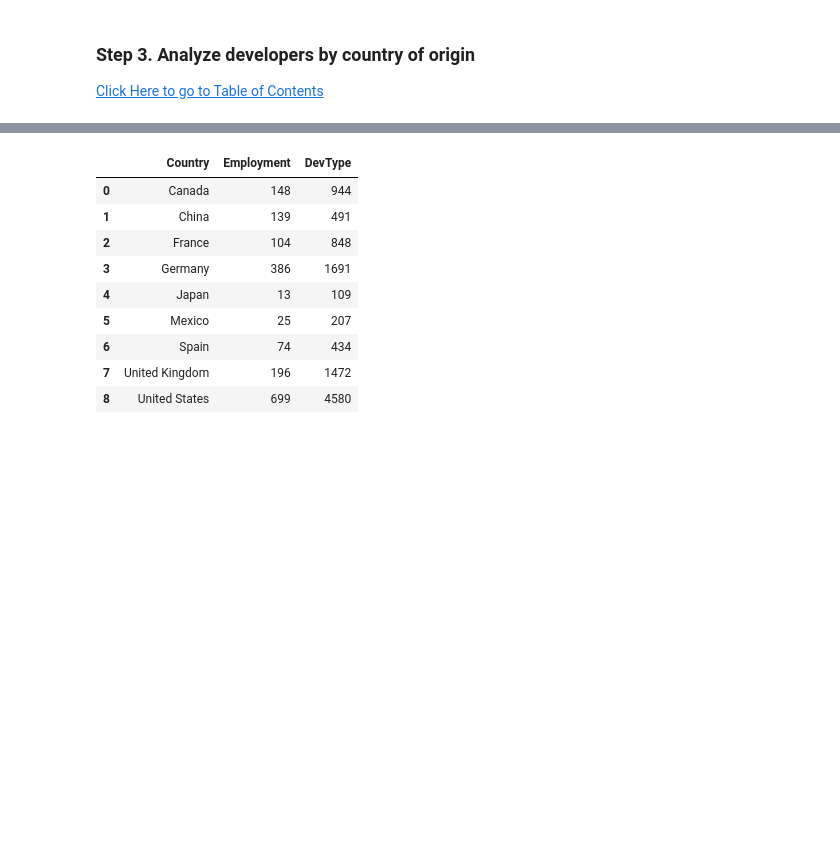
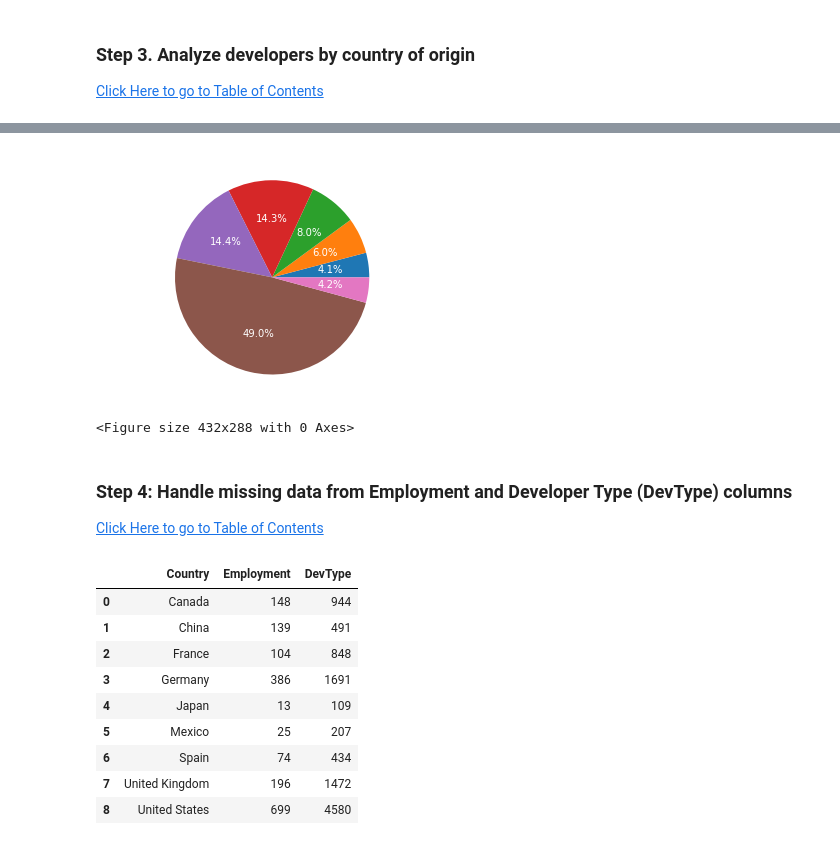
Before and after one commit to roberthallds/stack-overflow-data-cleaning, a Jupyter notebook: project.ipynb, the cells around one changed output, grey strips where cells are left out. Drawn from its saved outputs; the diff is of its cells as text; code cells hidden in the pictures; blank space fills up the shorter version.

```diff
--- a/project.ipynb
+++ b/project.ipynb
@@ -177,3 +177,32 @@ data[['RespondentID', 'Country']].groupby('Country').count()
+# %%
+# create pie chart to visualize  each country's representation in the survey
+
+# restructure the dataframe to have an "other" category, representing countries with a low proportion of the data,
+# to prevent overcrowding labels
+threshold = 4000
+low_counts = country_counts[country_counts['RespondentID'] < threshold].sum()
+low_counts['Country'] = 'other'
+low_counts = pd.DataFrame([low_counts])
+country_counts_trimmed = country_counts[country_counts['RespondentID'] >= threshold]
+country_counts_trimmed = pd.concat([country_counts_trimmed, low_counts], ignore_index=True)
+country_counts_trimmed
+
+# plot pie chart visualizing proportional representation of each country in the survey, with countries having less than 4000
+# respondents in the 'other' category
+plt.pie(country_counts_trimmed['RespondentID'],
+        labels=country_counts_trimmed['Country'],
+        textprops={'color': 'white'},
+        autopct="%1.1f%%",
+        labeldistance=1.2)
+plt.axis('equal')
+plt.show()
+plt.clf()
+# %% [output]
+[figure, added]
+<Figure size 432x288 with 0 Axes>
+# %% [markdown]
+### Step 4: Handle missing data from Employment and Developer Type (DevType) columns
+[Click Here to go to Table of Contents](#table-of-contents)
 # %%
 # develop a table of null-value quantities for the Employment and DevType columns, grouped by Country
 missing_data = data[['Employment', 'DevType']].isnull().groupby(data['Country']).sum().reset_index()
```
Also changed, not shown: parts of 6 cells of this notebook.
